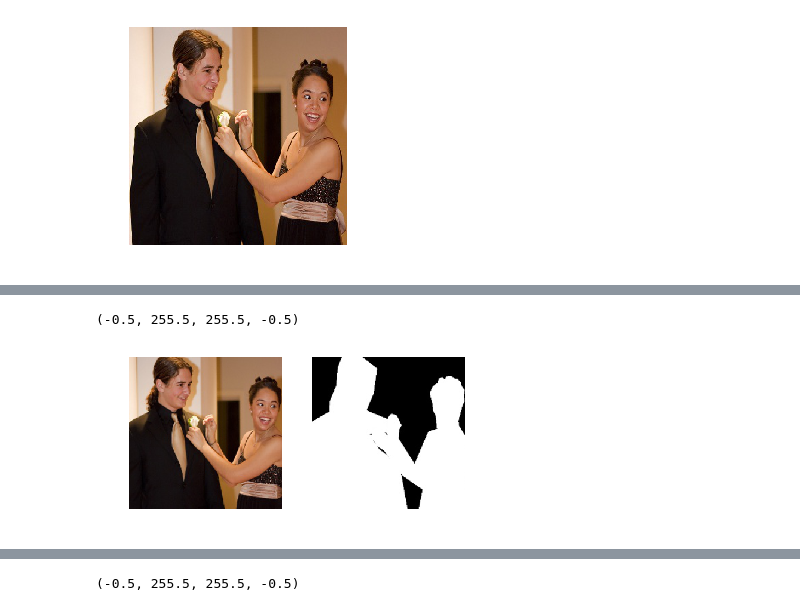
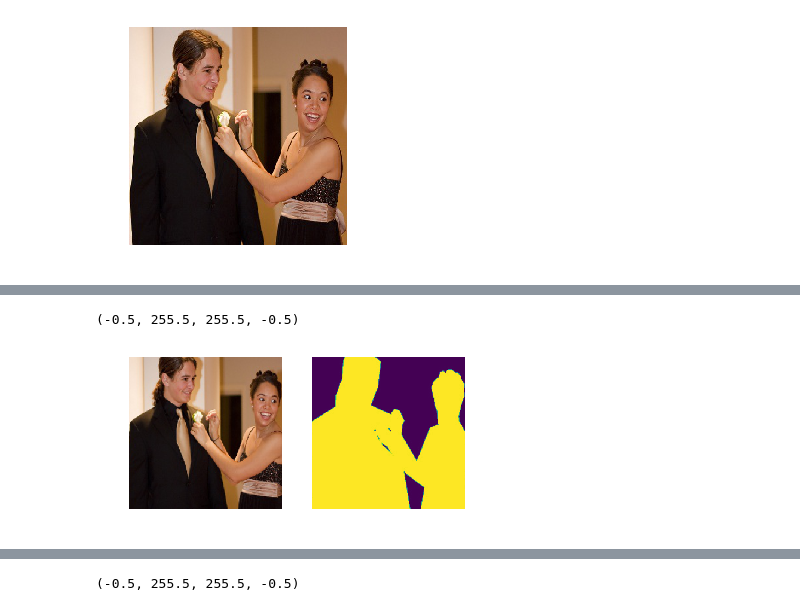
Before and after one commit to zakmatt/background_erasing, a Jupyter notebook: utils/data_augmentation.ipynb, the cells around one changed output, grey strips where cells are left out. Cells and saved outputs as stored; diff of their text form; code cells hidden in the pictures.

Commit message:
fix mask size problems

```diff
--- a/utils/data_augmentation.ipynb
+++ b/utils/data_augmentation.ipynb
@@ -10,7 +10,7 @@ from scipy.ndimage.filters import gaussian_filter
 # %%
 img = cv2.imread('../dataset/val_dataset_256//000000011051.jpg')
 img = cv2.cvtColor(img,cv2.COLOR_BGR2RGB)
-mask = cv2.imread('../dataset/val_dataset_256//000000011051_mask.jpg')
+mask = cv2.imread('../dataset/val_dataset_256//000000011051_mask.jpg', 0)
 plt.axis('off')
 plt.imshow(img)
 # %% [output]
@@ -68,6 +68,6 @@ img_augmented_trans.shape
 # %%
 def augment_stretch_image(img, mask, scale_range):
-    assert img.shape == mask.shape
+    assert img.shape[:-1] == mask.shape
 
     tr_x1 = scale_range*np.random.uniform()
     tr_y1 = scale_range*np.random.uniform()
@@ -97,16 +97,16 @@ def augment_stretch_image(img, mask, scale_range):
 
     return img, mask
 # %%
-img_augmented_stretch, mask_augmented_stretch = augment_stretch_image(img, mask, 20)
+img_augmented_stretch, mask_augmented_stretch = augment_stretch_image(img, mask, np.random.normal(30, 10))
 plt.subplot(1,2,1)
 plt.imshow(img_augmented_stretch)
 plt.axis('off')
 plt.subplot(1,2,2)
 plt.imshow(mask_augmented_stretch)
 plt.axis('off')
 # %% [output]
 (-0.5, 255.5, 255.5, -0.5)
-[figure, old version]
+[figure, new version]
 # %%
 def elastic_transform(image, mask, alpha, sigma, alpha_affine, random_state=None):
     """Elastic deformation of images as described in [Simard2003]_ (with modifications).
```
Also changed, not shown: parts of 8 cells of this notebook, 2 other files.
